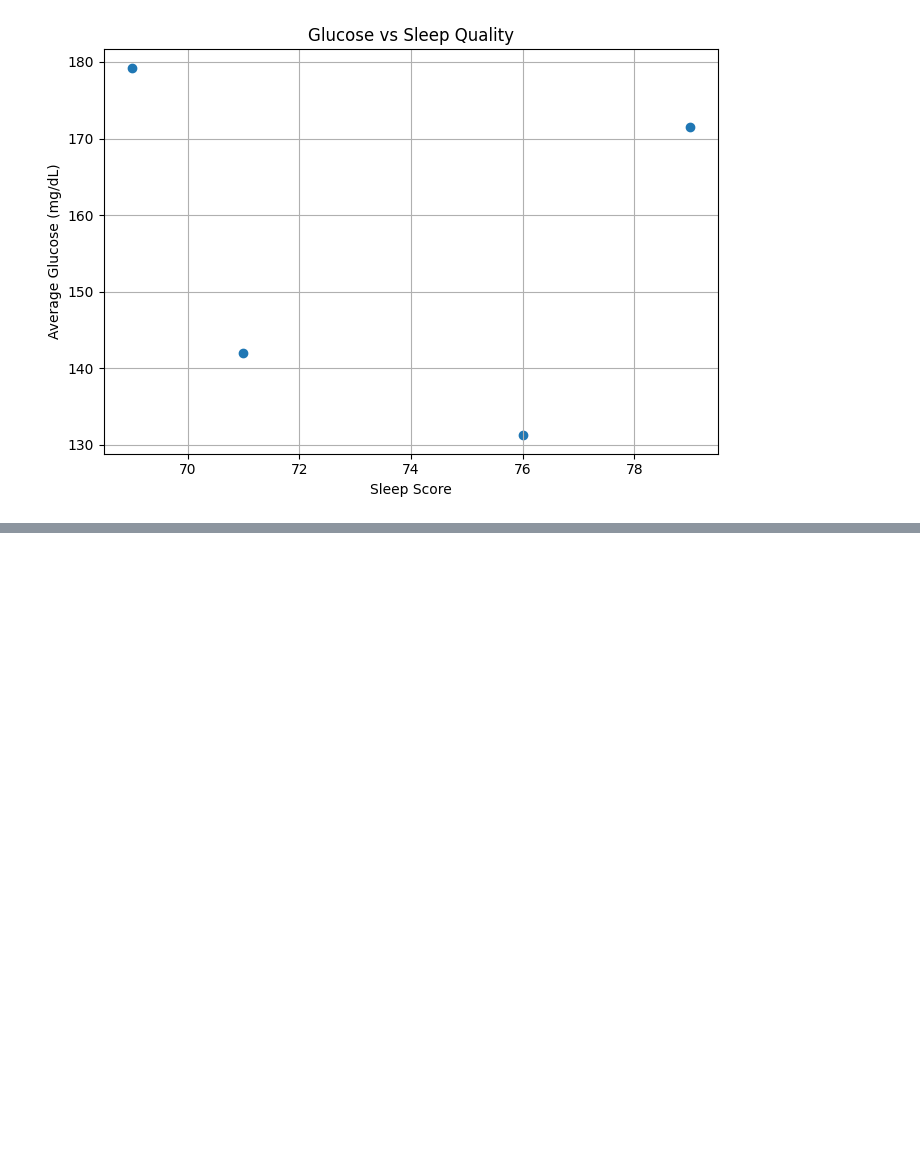
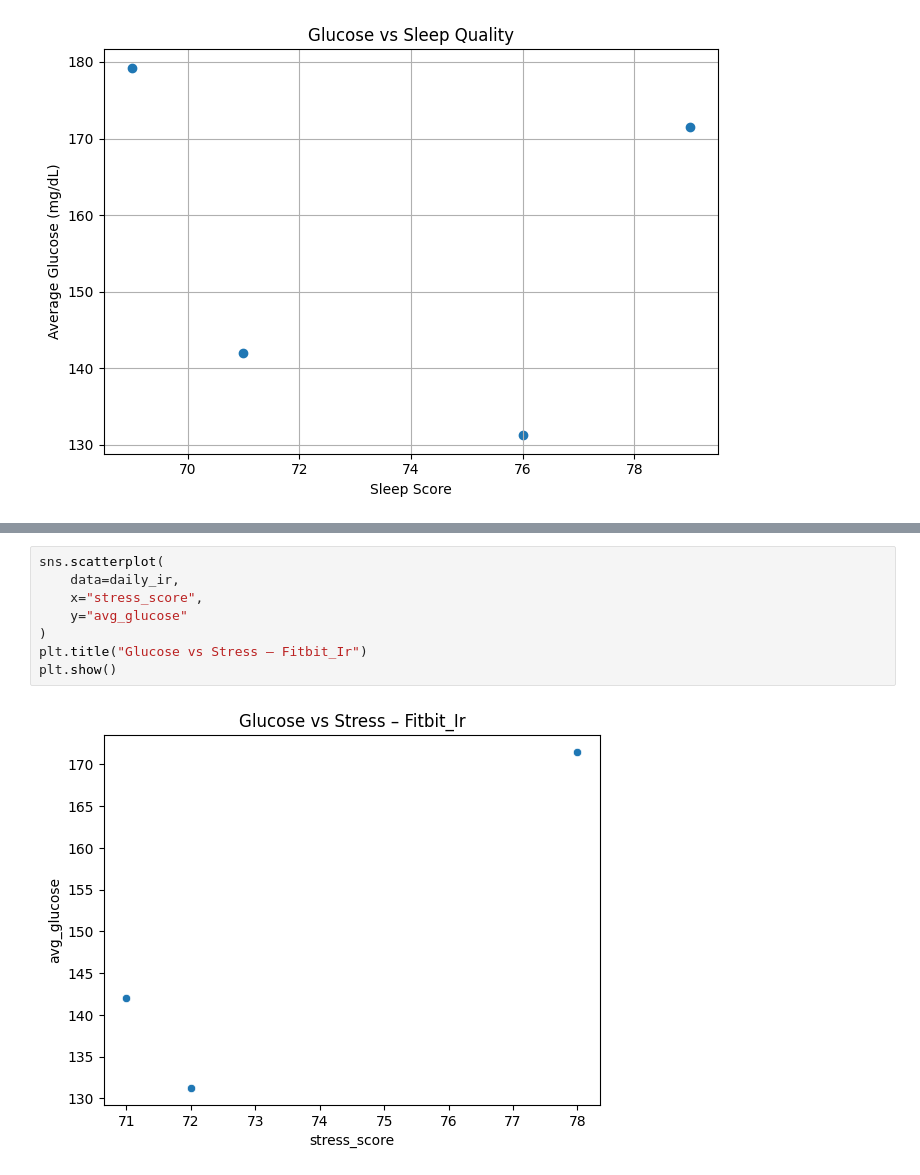
Before and after one commit to AssassinMaeve/FitBit, a Jupyter notebook: FitBit_lr.ipynb, the cells around one changed output, grey strips where cells are left out. Cells and saved outputs as stored; diff of their text form; blank space fills up the shorter version.

```diff
--- a/FitBit_lr.ipynb
+++ b/FitBit_lr.ipynb
@@ -793,0 +920,10 @@ plt.show()
+# %%
+sns.scatterplot(
+    data=daily_ir,
+    x="stress_score",
+    y="avg_glucose"
+)
+plt.title("Glucose vs Stress – Fitbit_Ir")
+plt.show()
+# %% [output]
+[figure, added]
```
Also changed, not shown: parts of 11 cells of this notebook.
